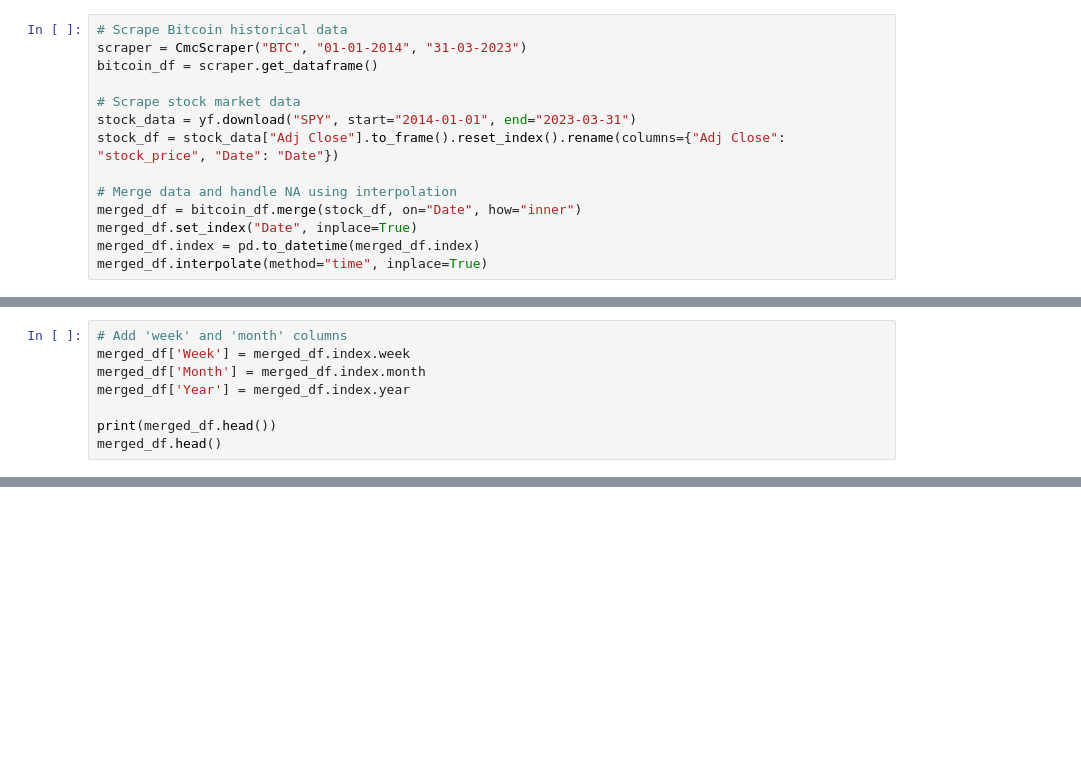
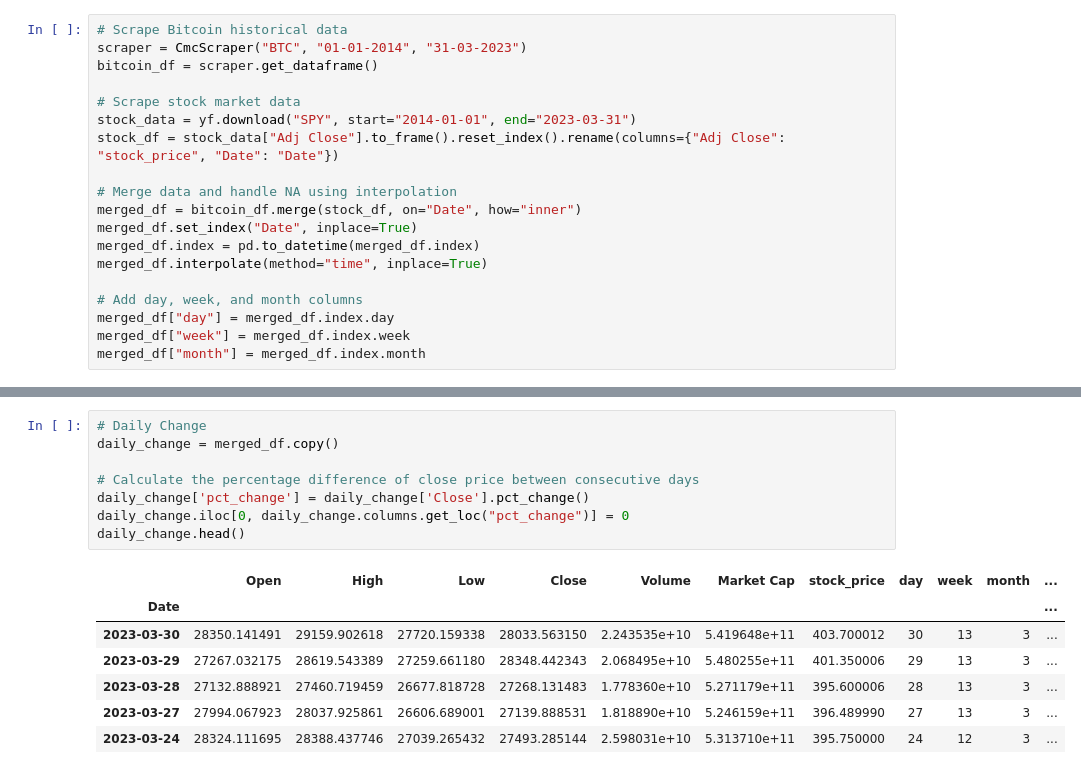
Before and after one commit to Bane-24/Bitcoin-Price-Forecasting, a Jupyter notebook: Data_scraping.ipynb, the cells around one changed output, grey strips where cells are left out. Saved outputs shown, nothing was run; the diff lists cells and outputs as text; blank space fills up the shorter version.

```diff
--- a/Data_scraping.ipynb
+++ b/Data_scraping.ipynb
@@ -29,3 +47,8 @@ merged_df = bitcoin_df.merge(stock_df, on="Date", how="inner")
 merged_df.set_index("Date", inplace=True)
 merged_df.index = pd.to_datetime(merged_df.index)
 merged_df.interpolate(method="time", inplace=True)
+
+# Add day, week, and month columns
+merged_df["day"] = merged_df.index.day
+merged_df["week"] = merged_df.index.week
+merged_df["month"] = merged_df.index.month
@@ -32,8 +56,0 @@ merged_df.interpolate(method="time", inplace=True)
-# %%
-# Add 'week' and 'month' columns
-merged_df['Week'] = merged_df.index.week
-merged_df['Month'] = merged_df.index.month
-merged_df['Year'] = merged_df.index.year
-
-print(merged_df.head())
-merged_df.head()
@@ -50,0 +67,16 @@ print(merged_df.corr())
+# %%
+# Daily Change
+daily_change = merged_df.copy()
+
+# Calculate the percentage difference of close price between consecutive days
+daily_change['pct_change'] = daily_change['Close'].pct_change()
+daily_change.iloc[0, daily_change.columns.get_loc("pct_change")] = 0
+daily_change.head()
+# %% [output]
+|  | Open | High | Low | Close | Volume | Market Cap | stock_price | day | week | month | ... |
+| Date |  |  |  |  |  |  |  |  |  |  | ... |
+| 2023-03-30 | 28350.141491 | 29159.902618 | 27720.159338 | 28033.563150 | 2.243535e+10 | 5.419648e+11 | 403.700012 | 30 | 13 | 3 | ... |
+| 2023-03-29 | 27267.032175 | 28619.543389 | 27259.661180 | 28348.442343 | 2.068495e+10 | 5.480255e+11 | 401.350006 | 29 | 13 | 3 | ... |
+| 2023-03-28 | 27132.888921 | 27460.719459 | 26677.818728 | 27268.131483 | 1.778360e+10 | 5.271179e+11 | 395.600006 | 28 | 13 | 3 | ... |
+| 2023-03-27 | 27994.067923 | 28037.925861 | 26606.689001 | 27139.888531 | 1.818890e+10 | 5.246159e+11 | 396.489990 | 27 | 13 | 3 | ... |
+| 2023-03-24 | 28324.111695 | 28388.437746 | 27039.265432 | 27493.285144 | 2.598031e+10 | 5.313710e+11 | 395.750000 | 24 | 12 | 3 | ... |
```
Also changed, not shown: parts of 6 cells of this notebook.
